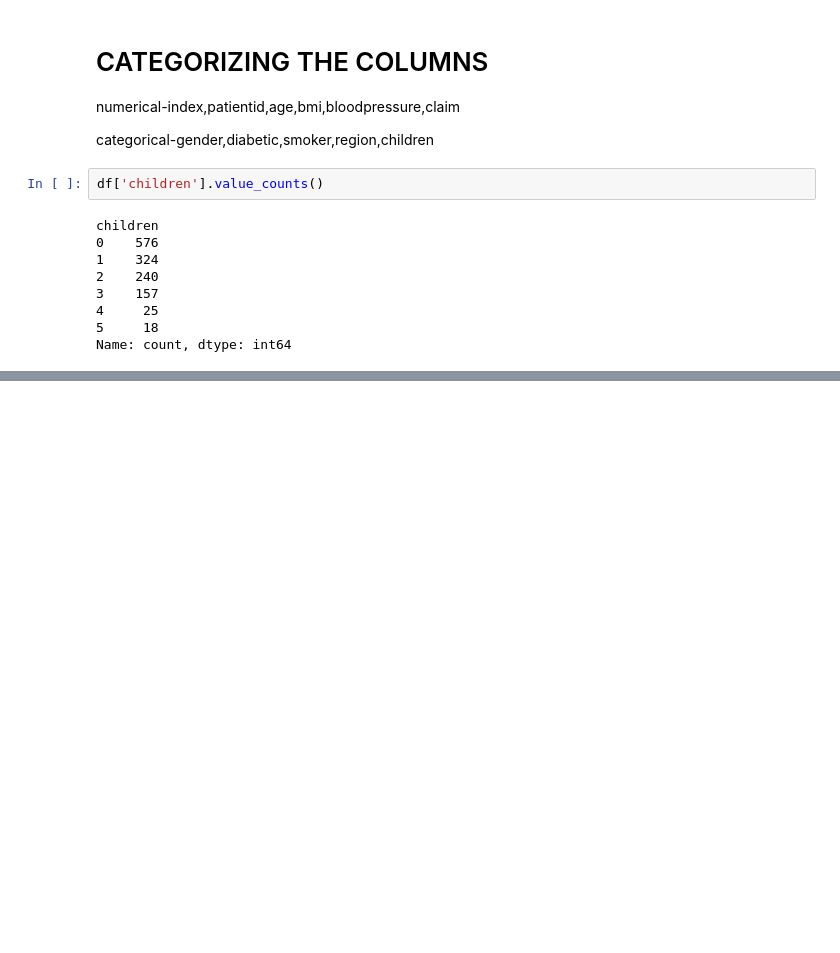
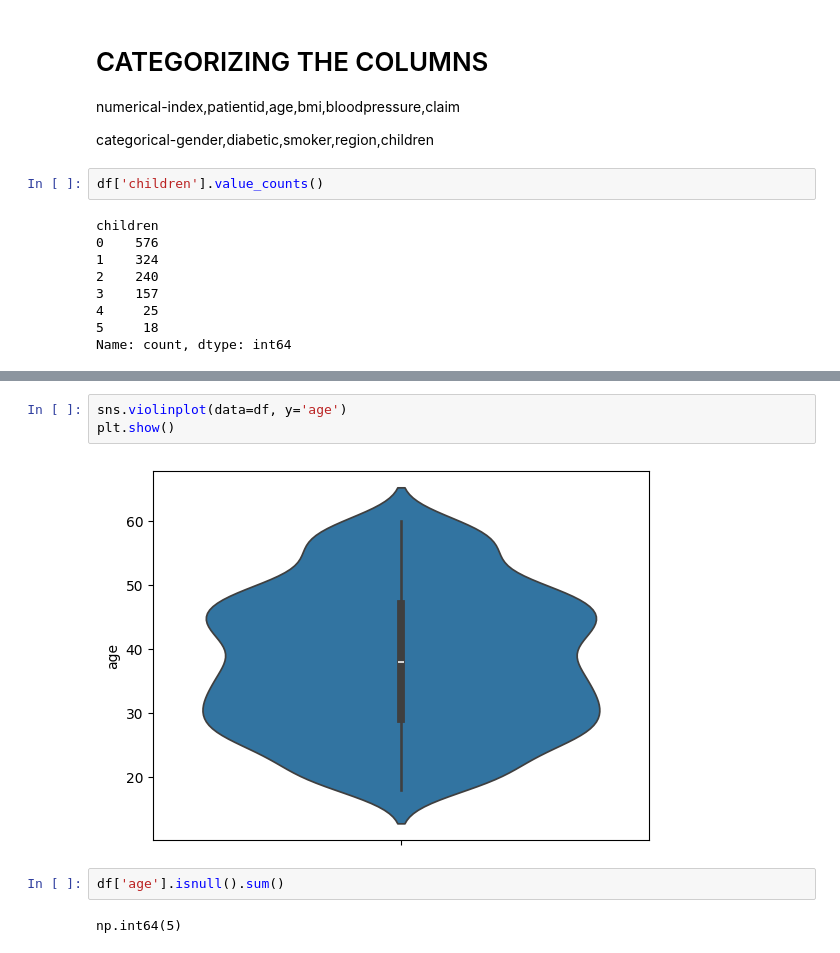
Before and after one commit to ronit-6464/INSURANCE-DATASET-EDA, a Jupyter notebook: EDA NOTEBOOK ON INSURANCE DATASET.ipynb, the cells around one changed output, grey strips where cells are left out. Drawn from its saved outputs; the diff is of its cells as text; blank space fills up the shorter version.

```diff
--- a/EDA NOTEBOOK ON INSURANCE DATASET.ipynb
+++ b/EDA NOTEBOOK ON INSURANCE DATASET.ipynb
@@ -54,0 +141,9 @@ Name: count, dtype: int64
+# %%
+sns.violinplot(data=df, y='age')
+plt.show()
+# %% [output]
+[figure, added]
+# %%
+df['age'].isnull().sum()
+# %% [output]
+np.int64(5)
```
Also changed, not shown: parts of 25 cells of this notebook.
